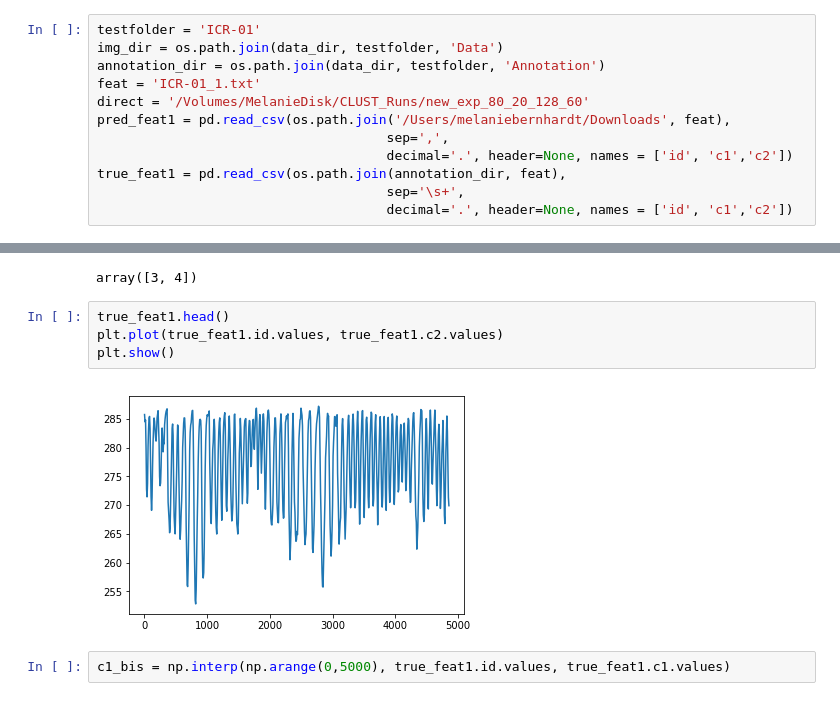
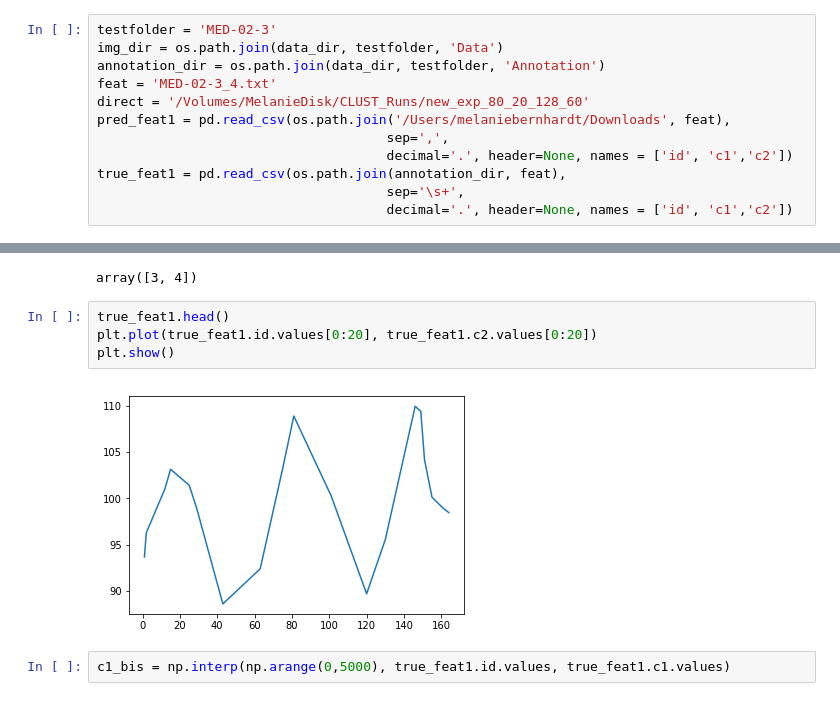
Before and after one commit to melanibe/USMotionTracking, a Jupyter notebook: global_tracking_notebook.ipynb, the cells around one changed output, grey strips where cells are left out. Saved outputs shown, nothing was run; the diff lists cells and outputs as text.

```diff
--- a/global_tracking_notebook.ipynb
+++ b/global_tracking_notebook.ipynb
@@ -84,10 +84,10 @@ KeyboardInterrupt:
 # %% [markdown]
 ## Visualize prediction for one feature
 # %%
-testfolder = 'ICR-01'
+testfolder = 'MED-02-3'
 img_dir = os.path.join(data_dir, testfolder, 'Data')
 annotation_dir = os.path.join(data_dir, testfolder, 'Annotation')
-feat = 'ICR-01_1.txt'
+feat = 'MED-02-3_4.txt'
 direct = '/Volumes/MelanieDisk/CLUST_Runs/new_exp_80_20_128_60'
 pred_feat1 = pd.read_csv(os.path.join('/Users/melaniebernhardt/Downloads', feat),
                                      sep=',',
@@ -427,10 +415,10 @@ a[-2:]
 array([3, 4])
 # %%
 true_feat1.head()
-plt.plot(true_feat1.id.values, true_feat1.c2.values)
+plt.plot(true_feat1.id.values[0:20], true_feat1.c2.values[0:20])
 plt.show()
 # %% [output]
-[figure, old version]
+[figure, new version]
 # %%
 c1_bis = np.interp(np.arange(0,5000), true_feat1.id.values, true_feat1.c1.values)
 # %%
```
Also changed, not shown: parts of 17 cells of this notebook, 3 other files.
